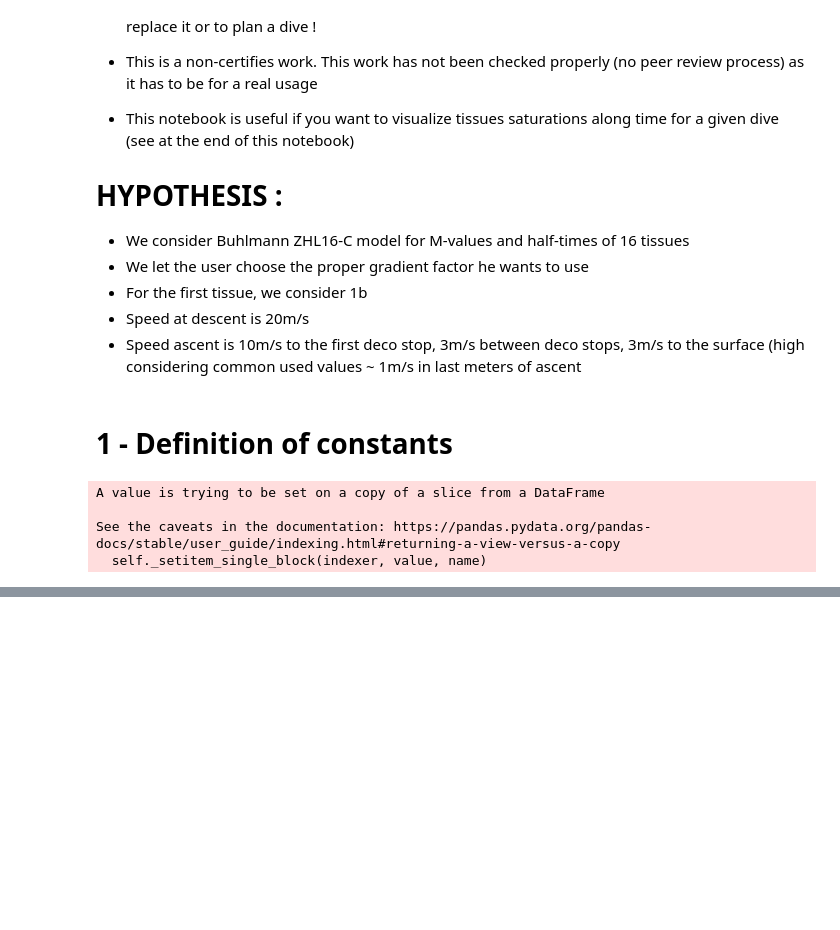
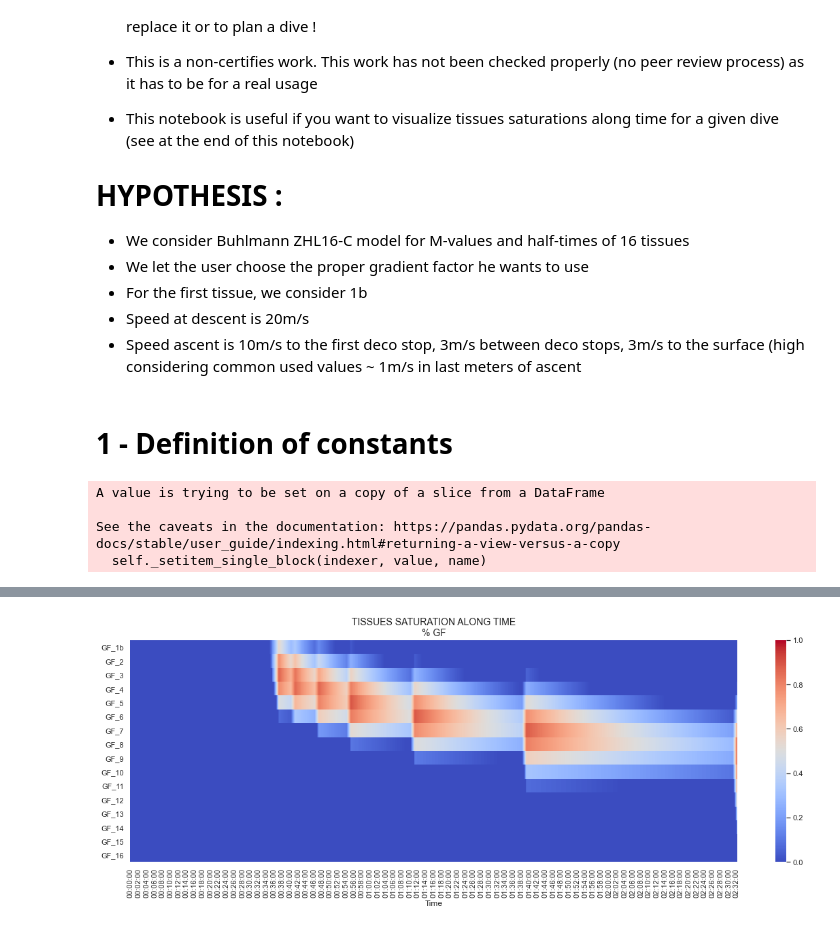
Before and after one commit to BenoitPierson/Deco, a Jupyter notebook: Deco planner V2.ipynb, the cells around one changed output, grey strips where cells are left out. Drawn from its saved outputs; the diff is of its cells as text; code cells hidden in the pictures; blank space fills up the shorter version.

```diff
--- a/Deco planner V2.ipynb
+++ b/Deco planner V2.ipynb
@@ -226,0 +286,8 @@ for i in range(0, end.hour * 3600 + end.minute * 60 + end.second):
+# %%
+cells = list(M_values.keys())
+
+for cell in cells:
+    col_name = "pN2_cell_" + cell + " [bar]"
+    M0 = M_values[cell]['M0']
+    M_slope = M_values[cell]['M_Slope']
+    df2["GF_" + cell] = df2.apply(lambda x: max(0, (x[col_name] - x['Ambiant Pressure [bar]']) / (M0 + M_slope * (x['Ambiant Pressure [bar]'] - p_atm_sea_level) - x['Ambiant Pressure [bar]'])), axis = 1)
@@ -226,0 +330,11 @@ for i in range(0, end.hour * 3600 + end.minute * 60 + end.second):
+# %%
+df_c = df2[['Time'] + [c for c in df2.columns if (c.startswith("GF_"))]]
+df_c = df_c.loc[(df_c['Time'].dt.second % 10) == 0]
+df_c.index = df_c['Time'].dt.time
+df_c = df_c[[c for c in df_c.columns if c not in 'Time']].transpose()
+fig, ax = plt.subplots(1, figsize = (20, 6))
+sns.heatmap(df_c, vmin = 0, vmax = 1, cmap = "coolwarm")
+plt.title('TISSUES SATURATION ALONG TIME\n% GF', fontsize = 14)
+plt.show()
+# %% [output]
+[figure, added]
```
Also changed, not shown: parts of 13 cells of this notebook.
